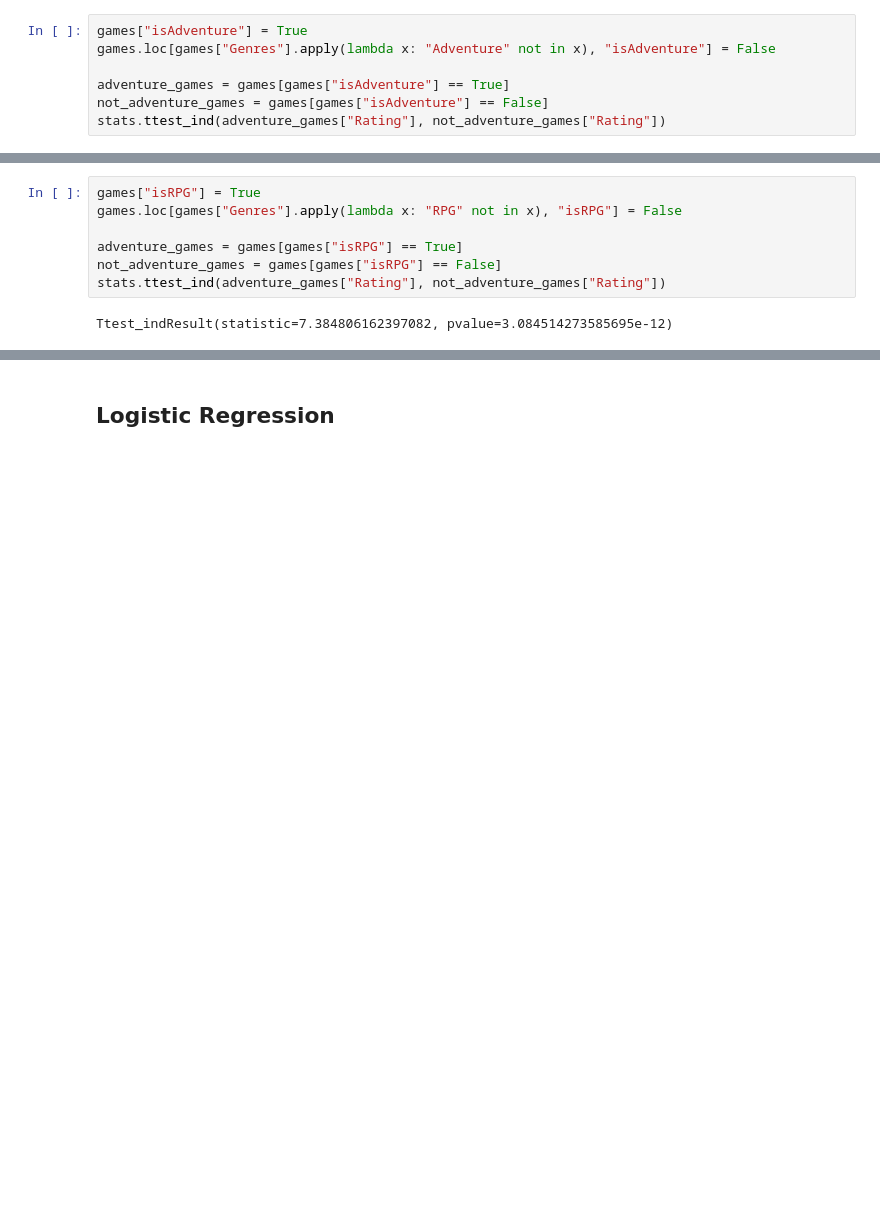
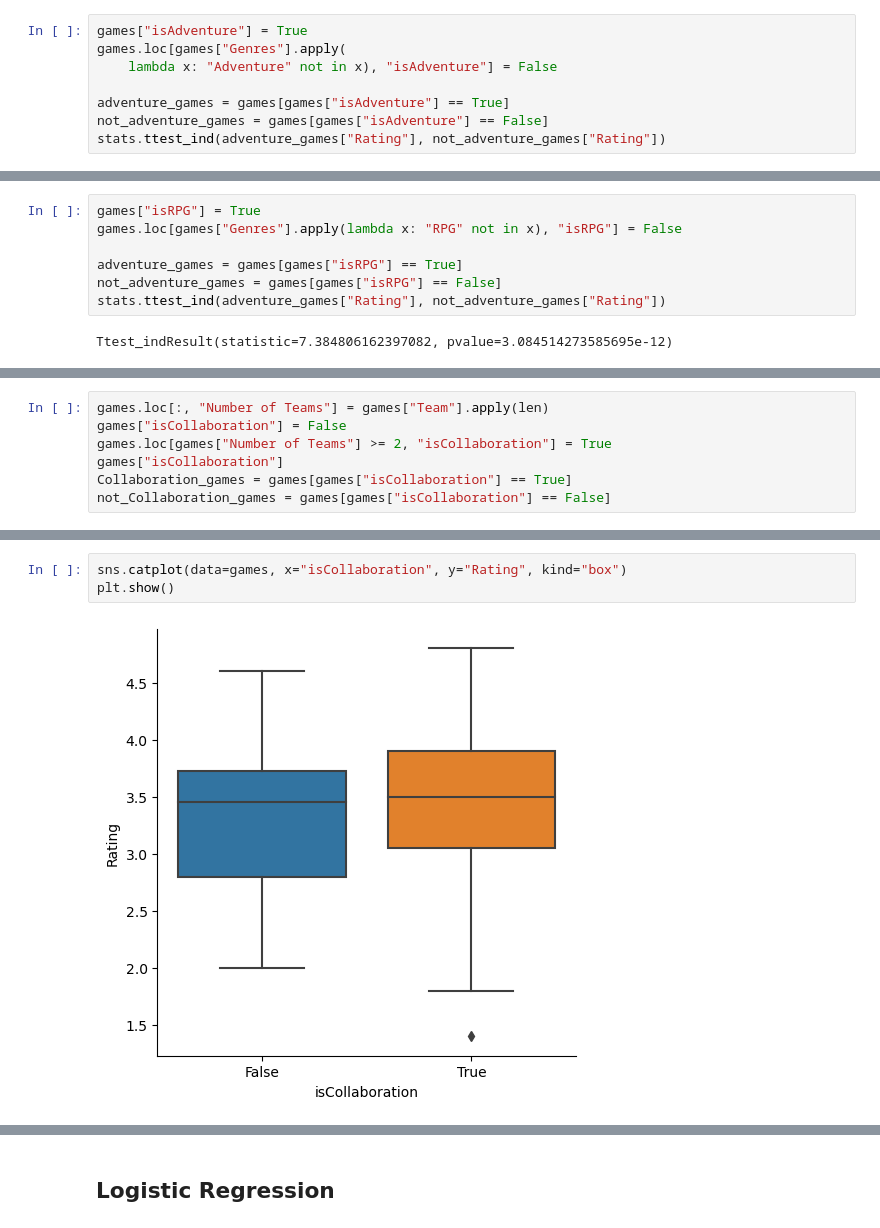
Before and after one commit to seanjedi/COMP-293A-Final-Project, a Jupyter notebook: COMP-293A Final Project.ipynb, the cells around one changed output, grey strips where cells are left out. Cells and saved outputs as stored; diff of their text form; blank space fills up the shorter version.

```diff
--- a/COMP-293A Final Project.ipynb
+++ b/COMP-293A Final Project.ipynb
@@ -314,7 +340,8 @@ pd.DataFrame({"column": x_test.columns, "coefficient": reg.coef_[
 ## T-Tests
 # %%
 games["isAdventure"] = True
-games.loc[games["Genres"].apply(lambda x: "Adventure" not in x), "isAdventure"] = False
+games.loc[games["Genres"].apply(
+    lambda x: "Adventure" not in x), "isAdventure"] = False
 
 adventure_games = games[games["isAdventure"] == True]
 not_adventure_games = games[games["isAdventure"] == False]
@@ -344,0 +374,7 @@ plt.show()
+# %%
+games.loc[:, "Number of Teams"] = games["Team"].apply(len)
+games["isCollaboration"] = False
+games.loc[games["Number of Teams"] >= 2, "isCollaboration"] = True
+games["isCollaboration"]
+Collaboration_games = games[games["isCollaboration"] == True]
+not_Collaboration_games = games[games["isCollaboration"] == False]
@@ -344,0 +401,5 @@ plt.show()
+# %%
+sns.catplot(data=games, x="isCollaboration", y="Rating", kind="box")
+plt.show()
+# %% [output]
+[figure, added]
```
Also changed, not shown: parts of 26 cells of this notebook.
